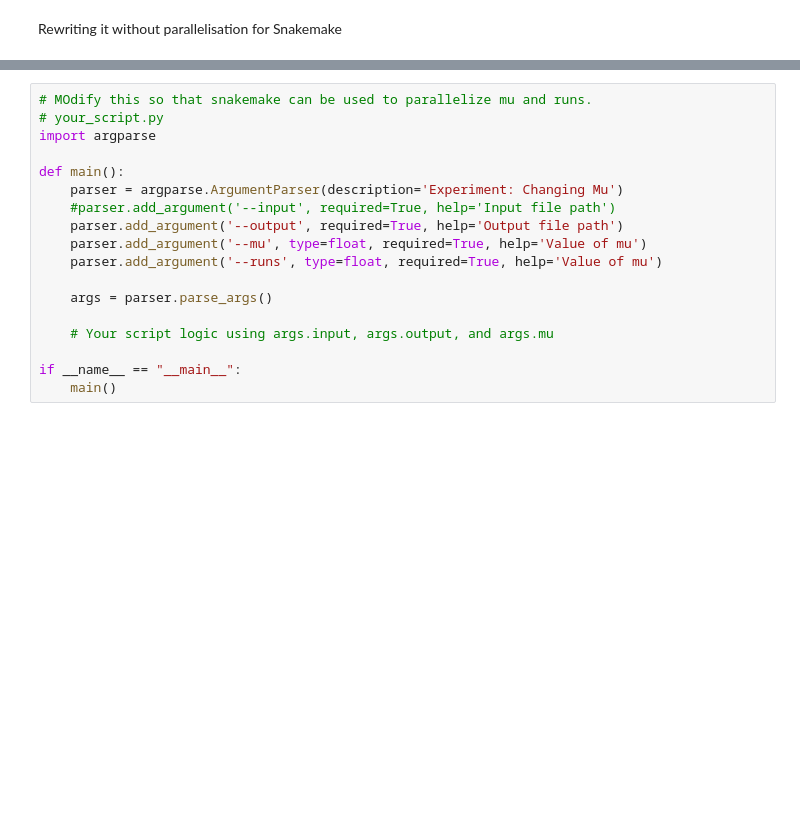
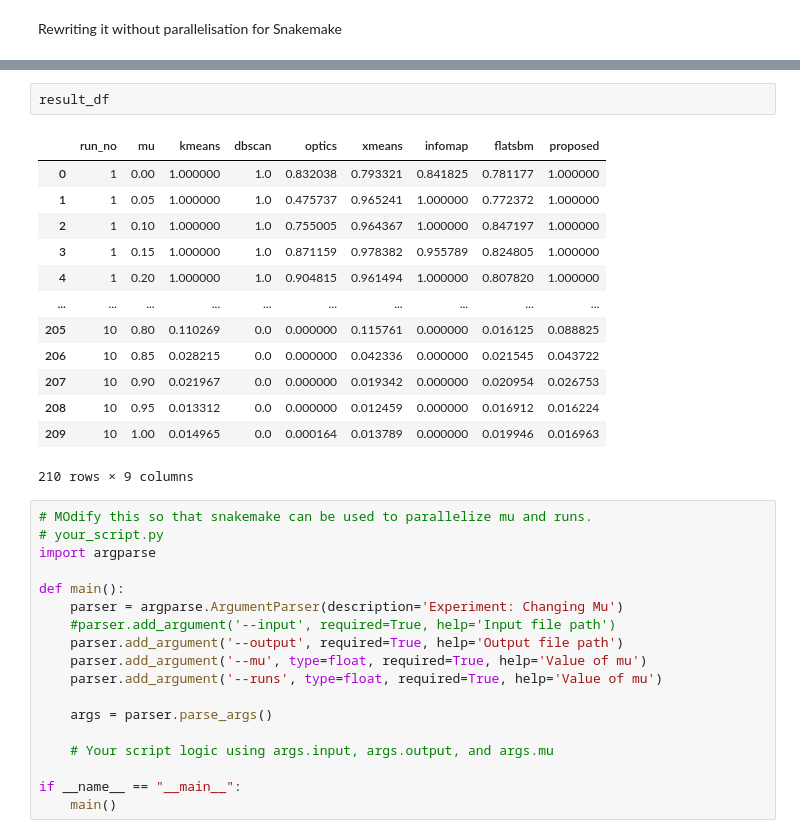
Before and after one commit to govgandhi/alt_means_sans_k, a Jupyter notebook: notebooks/20231209_debugging_parallelizaton/experiment_2.1_5.ipynb, the cells around one changed output, grey strips where cells are left out. Drawn from its saved outputs; the diff is of its cells as text; blank space fills up the shorter version.

```diff
--- a/notebooks/20231209_debugging_parallelizaton/experiment_2.1_5.ipynb
+++ b/notebooks/20231209_debugging_parallelizaton/experiment_2.1_5.ipynb
@@ -196,3 +192,19 @@ plt.show()
+# %%
+result_df
+# %% [output]
+|  | run_no | mu | kmeans | dbscan | optics | xmeans | infomap | flatsbm | proposed |
+| 0 | 1 | 0.00 | 1.000000 | 1.0 | 0.832038 | 0.793321 | 0.841825 | 0.781177 | 1.000000 |
+| 1 | 1 | 0.05 | 1.000000 | 1.0 | 0.475737 | 0.965241 | 1.000000 | 0.772372 | 1.000000 |
+| 2 | 1 | 0.10 | 1.000000 | 1.0 | 0.755005 | 0.964367 | 1.000000 | 0.847197 | 1.000000 |
+| 3 | 1 | 0.15 | 1.000000 | 1.0 | 0.871159 | 0.978382 | 0.955789 | 0.824805 | 1.000000 |
+| 4 | 1 | 0.20 | 1.000000 | 1.0 | 0.904815 | 0.961494 | 1.000000 | 0.807820 | 1.000000 |
+| ... | ... | ... | ... | ... | ... | ... | ... | ... | ... |
+| 205 | 10 | 0.80 | 0.110269 | 0.0 | 0.000000 | 0.115761 | 0.000000 | 0.016125 | 0.088825 |
+| 206 | 10 | 0.85 | 0.028215 | 0.0 | 0.000000 | 0.042336 | 0.000000 | 0.021545 | 0.043722 |
+| 207 | 10 | 0.90 | 0.021967 | 0.0 | 0.000000 | 0.019342 | 0.000000 | 0.020954 | 0.026753 |
+| 208 | 10 | 0.95 | 0.013312 | 0.0 | 0.000000 | 0.012459 | 0.000000 | 0.016912 | 0.016224 |
+| 209 | 10 | 1.00 | 0.014965 | 0.0 | 0.000164 | 0.013789 | 0.000000 | 0.019946 | 0.016963 |
+210 rows × 9 columns
 # %%
 # MOdify this so that snakemake can be used to parallelize mu and runs.
 # your_script.py
```
Also changed, not shown: parts of 3 cells of this notebook, 22 other files.
